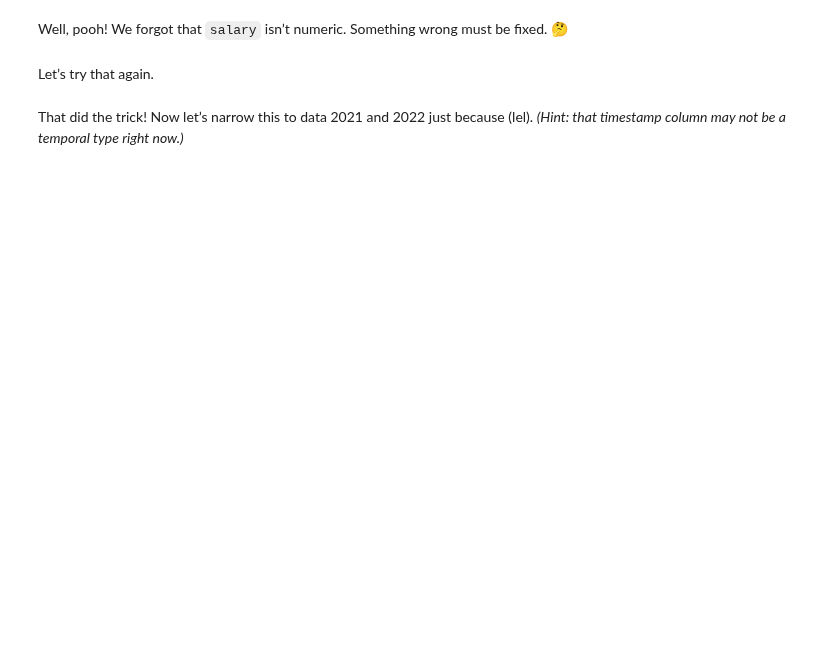
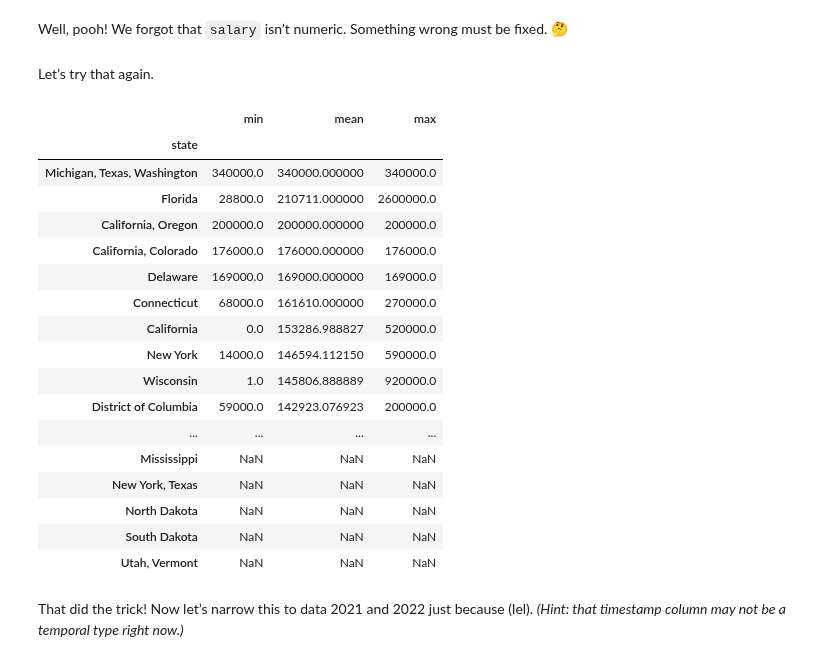
Before and after one commit to BismarTrujillo/ds-fall-2026, a Jupyter notebook: Week-02-Pandas-and-How-to-Make-a-Sick-Project/exercise/Bismar_TrujilloBarrios_week_02_exercise.ipynb, the cells around one changed output. Cells and saved outputs as stored; diff of their text form; code cells hidden in the pictures; blank space fills up the shorter version.

```diff
--- a/Week-02-Pandas-and-How-to-Make-a-Sick-Project/exercise/Bismar_TrujilloBarrios_week_02_exercise.ipynb
+++ b/Week-02-Pandas-and-How-to-Make-a-Sick-Project/exercise/Bismar_TrujilloBarrios_week_02_exercise.ipynb
@@ -226,6 +373,7 @@ You’re going to have a gander at the computing/tech subset first because thats
 That value among the top 5 is what you’re looking for innit? Filter out all the rows not in that industry and save it into a new variable, `df_salary_tech`.
 # %%
 # Filtery filter.
+df_salary_tech = df_survey[df_survey.industry == 'Computing or Tech']
 # %% [markdown]
 Do a sanity check by counting.
 # %%
@@ -236,6 +387,8 @@ We are very interested in salary figures. But how many dollars 💵 is a euro
 For now, let’s just look at U.S. dollars (`'USD'`).
 # %%
 # Filtery filter (in place) for just the jobs that pay in USD!
+df_salary_tech = df_salary_tech[df_salary_tech.currency == 'USD']
+df_salary_tech.country = df_salary_tech.country.str.strip()
 # %% [markdown]
 What we really want know is how each U.S. state pays in tech. What value in `country` represents the United States of America?
 # %%
@@ -251,3 +422,11 @@ Let’s not worry about anything below the first 5 values for now. Convert the t
+# %%
+# Replace them all in-place with 'US'.
+us_names_list = ['United State of America','U.s.',' US','U.S.A.','U.S.A','us','Us','united states',\
+                 'United states','usa','USA','Usa','United States of America'\
+                    ,'U.S.','USA','United States','United States ','Unite States','UnitedStates','U.S',\
+                     'United States Of America','united States','United States of america','Uniyed states',\
+                        'United State ','america','America','United Stated','United Stateds','ISA']
+df_salary_tech.country = df_salary_tech.country.replace(us_names_list,"US")
 # %% [markdown]
 Have a look at the count of each unique country again now.
 # %%
@@ -267,10 +469,32 @@ It’s looking good so far. Let’s find out the minimum, mean, and maximum (in
  Well, pooh! We forgot that `salary` isn’t numeric. Something wrong must be fixed. 🤔
 # %%
 # Fix it in-place.
+df_salary_tech.salary = pd.to_numeric(df_salary_tech.salary, errors="coerce")
 # %% [markdown]
 Let’s try that again.
 # %%
 # Try it again. Yeah!
+
+df_salary_tech.groupby('state')['salary'].agg(['min', 'mean', 'max']).sort_values('mean', ascending=False)
+# %% [output]
+|  | min | mean | max |
+| state |  |  |  |
+| Michigan, Texas, Washington | 340000.0 | 340000.000000 | 340000.0 |
+| Florida | 28800.0 | 210711.000000 | 2600000.0 |
+| California, Oregon | 200000.0 | 200000.000000 | 200000.0 |
+| California, Colorado | 176000.0 | 176000.000000 | 176000.0 |
+| Delaware | 169000.0 | 169000.000000 | 169000.0 |
+| Connecticut | 68000.0 | 161610.000000 | 270000.0 |
+| California | 0.0 | 153286.988827 | 520000.0 |
+| New York | 14000.0 | 146594.112150 | 590000.0 |
+| Wisconsin | 1.0 | 145806.888889 | 920000.0 |
+| District of Columbia | 59000.0 | 142923.076923 | 200000.0 |
+| ... | ... | ... | ... |
+| Mississippi | NaN | NaN | NaN |
+| New York, Texas | NaN | NaN | NaN |
+| North Dakota | NaN | NaN | NaN |
+| South Dakota | NaN | NaN | NaN |
+| Utah, Vermont | NaN | NaN | NaN |
 # %% [markdown]
 That did the trick! Now let’s narrow this to data 2021 and 2022 just because (lel). *(Hint: that timestamp column may not be a temporal type right now.)*
 # %%
```
Also changed, not shown: parts of 22 cells of this notebook.
